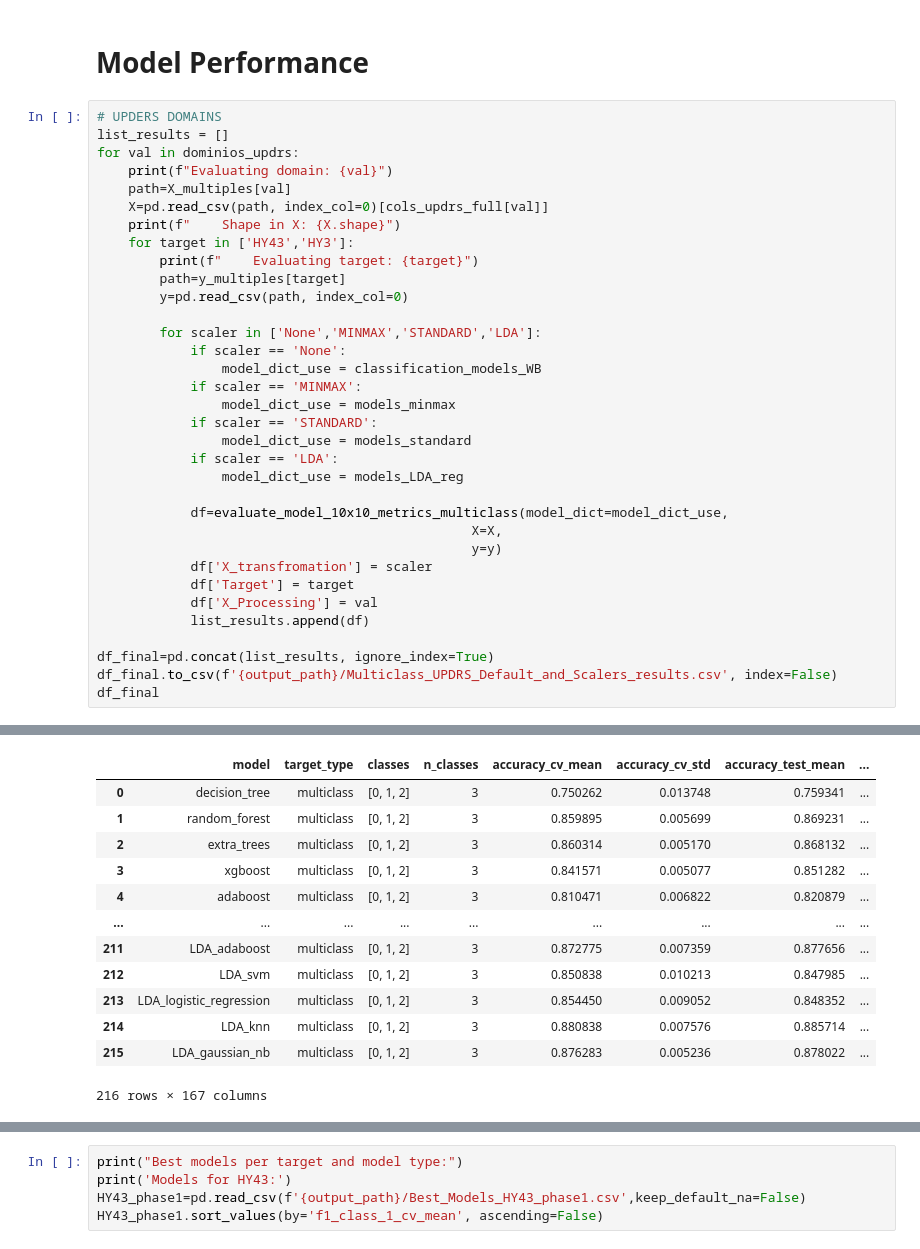
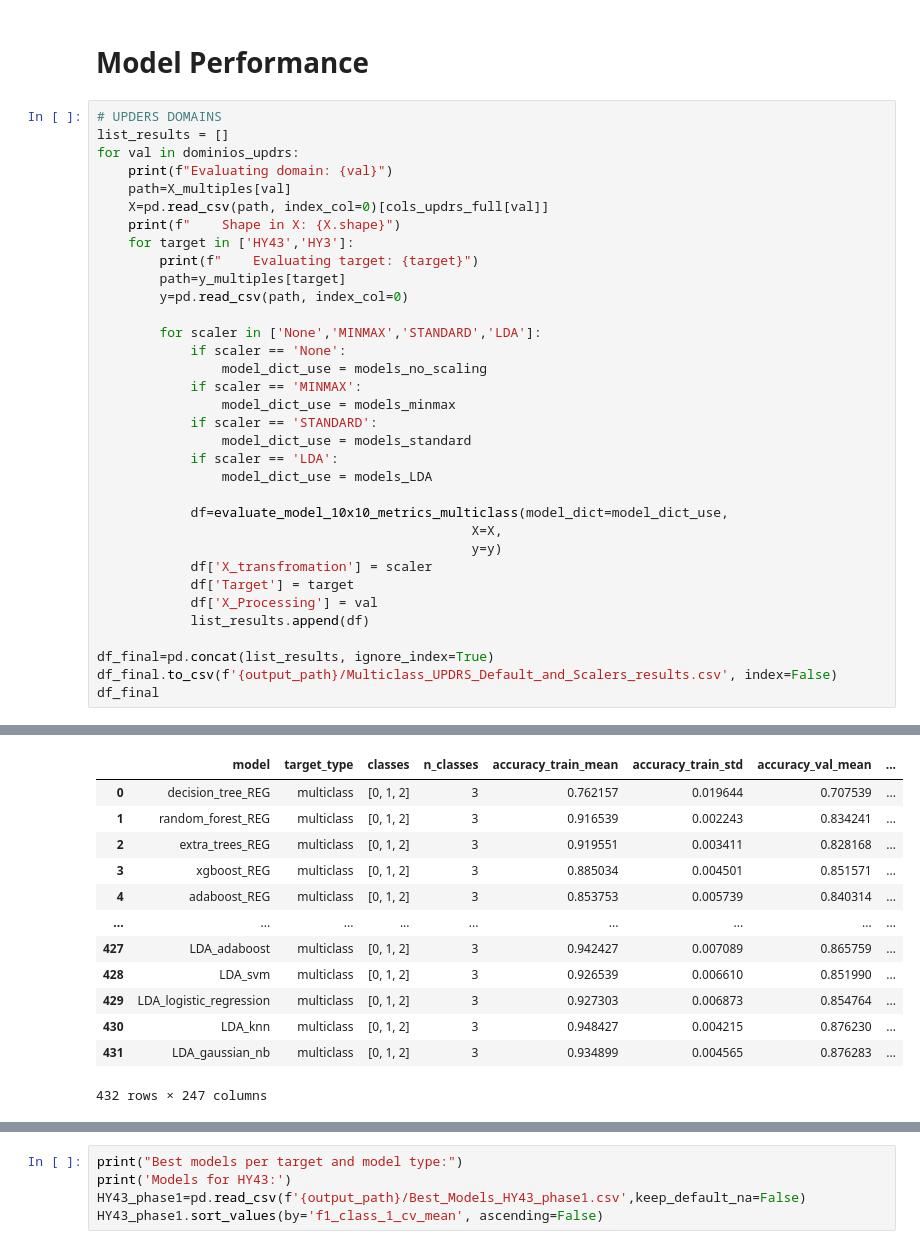
Before and after one commit to fserracrespi/PD_progression_ppmi, a Jupyter notebook: SCRIPTS/PYTHON/MODEL_ANALYSIS/CLASSIFICATION_STUDIES/Multiclass_model_full_UPDRS.ipynb, the cells around one changed output, grey strips where cells are left out. Cells and saved outputs as stored; diff of their text form.

```diff
--- a/SCRIPTS/PYTHON/MODEL_ANALYSIS/CLASSIFICATION_STUDIES/Multiclass_model_full_UPDRS.ipynb
+++ b/SCRIPTS/PYTHON/MODEL_ANALYSIS/CLASSIFICATION_STUDIES/Multiclass_model_full_UPDRS.ipynb
@@ -645,13 +689,13 @@ for val in dominios_updrs:
 
         for scaler in ['None','MINMAX','STANDARD','LDA']:
             if scaler == 'None':
-                model_dict_use = classification_models_WB
+                model_dict_use = models_no_scaling
             if scaler == 'MINMAX':
                 model_dict_use = models_minmax
             if scaler == 'STANDARD':
                 model_dict_use = models_standard
             if scaler == 'LDA':
-                model_dict_use = models_LDA_reg
+                model_dict_use = models_LDA
 
             df=evaluate_model_10x10_metrics_multiclass(model_dict=model_dict_use,
                                                 X=X,
@@ -685,16 +729,16 @@ Evaluating model: LDA_gaussian_nb
-|  | model | target_type | classes | n_classes | accuracy_cv_mean | accuracy_cv_std | accuracy_test_mean | ... |
-| 0 | decision_tree | multiclass | [0, 1, 2] | 3 | 0.750262 | 0.013748 | 0.759341 | ... |
-| 1 | random_forest | multiclass | [0, 1, 2] | 3 | 0.859895 | 0.005699 | 0.869231 | ... |
-| 2 | extra_trees | multiclass | [0, 1, 2] | 3 | 0.860314 | 0.005170 | 0.868132 | ... |
-| 3 | xgboost | multiclass | [0, 1, 2] | 3 | 0.841571 | 0.005077 | 0.851282 | ... |
-| 4 | adaboost | multiclass | [0, 1, 2] | 3 | 0.810471 | 0.006822 | 0.820879 | ... |
+|  | model | target_type | classes | n_classes | accuracy_train_mean | accuracy_train_std | accuracy_val_mean | ... |
+| 0 | decision_tree_REG | multiclass | [0, 1, 2] | 3 | 0.762157 | 0.019644 | 0.707539 | ... |
+| 1 | random_forest_REG | multiclass | [0, 1, 2] | 3 | 0.916539 | 0.002243 | 0.834241 | ... |
+| 2 | extra_trees_REG | multiclass | [0, 1, 2] | 3 | 0.919551 | 0.003411 | 0.828168 | ... |
+| 3 | xgboost_REG | multiclass | [0, 1, 2] | 3 | 0.885034 | 0.004501 | 0.851571 | ... |
+| 4 | adaboost_REG | multiclass | [0, 1, 2] | 3 | 0.853753 | 0.005739 | 0.840314 | ... |
 | ... | ... | ... | ... | ... | ... | ... | ... | ... |
-| 211 | LDA_adaboost | multiclass | [0, 1, 2] | 3 | 0.872775 | 0.007359 | 0.877656 | ... |
-| 212 | LDA_svm | multiclass | [0, 1, 2] | 3 | 0.850838 | 0.010213 | 0.847985 | ... |
-| 213 | LDA_logistic_regression | multiclass | [0, 1, 2] | 3 | 0.854450 | 0.009052 | 0.848352 | ... |
-| 214 | LDA_knn | multiclass | [0, 1, 2] | 3 | 0.880838 | 0.007576 | 0.885714 | ... |
-| 215 | LDA_gaussian_nb | multiclass | [0, 1, 2] | 3 | 0.876283 | 0.005236 | 0.878022 | ... |
+| 427 | LDA_adaboost | multiclass | [0, 1, 2] | 3 | 0.942427 | 0.007089 | 0.865759 | ... |
+| 428 | LDA_svm | multiclass | [0, 1, 2] | 3 | 0.926539 | 0.006610 | 0.851990 | ... |
+| 429 | LDA_logistic_regression | multiclass | [0, 1, 2] | 3 | 0.927303 | 0.006873 | 0.854764 | ... |
+| 430 | LDA_knn | multiclass | [0, 1, 2] | 3 | 0.948427 | 0.004215 | 0.876230 | ... |
+| 431 | LDA_gaussian_nb | multiclass | [0, 1, 2] | 3 | 0.934899 | 0.004565 | 0.876283 | ... |
-216 rows × 167 columns
+432 rows × 247 columns
 # %%
 df_final=pd.read_csv(f'{output_path}/Multiclass_UPDRS_Default_and_Scalers_results.csv', keep_default_na=False)
 df_final
```
Also changed, not shown: parts of 8 cells of this notebook, 49 other files.
